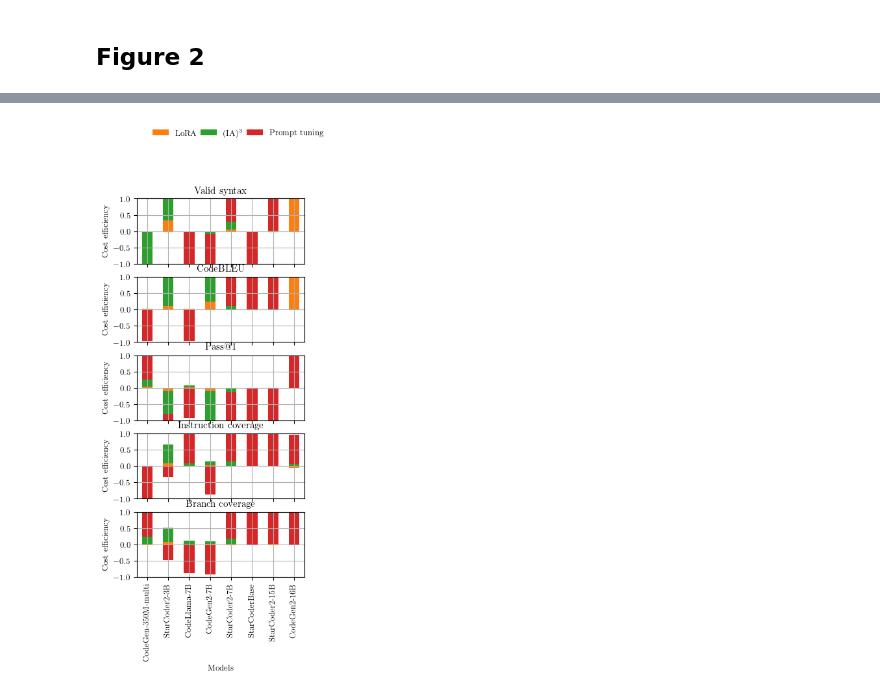
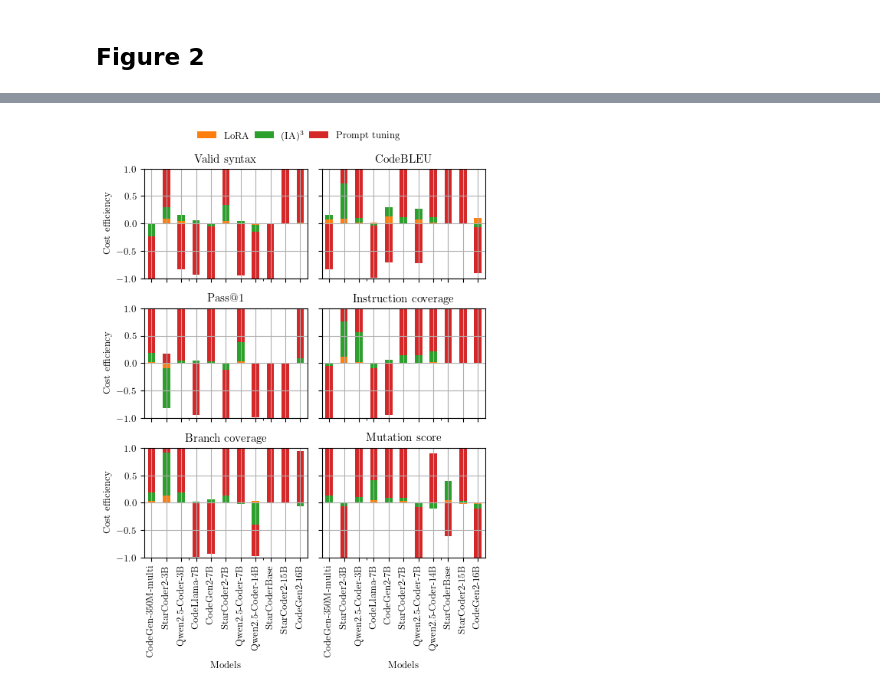
Before and after one commit to andstor/peft-unit-test-generation-replication-package, a Jupyter notebook: analysis/plots.ipynb, the cells around one changed output, grey strips where cells are left out. Drawn from its saved outputs; the diff is of its cells as text; code cells hidden in the pictures.

Commit message:
Update plots script

```diff
--- a/analysis/plots.ipynb
+++ b/analysis/plots.ipynb
@@ -73,13 +74,17 @@ model_order = [
     "codegen-350M-multi",
     "codegen2-1B_P",
     "starcoder2-3b",
+    "Qwen2.5-Coder-3B",
     "codegen2-3_7B_P",
     "CodeLlama-7b-hf",
     "codegen2-7B_P",
     "starcoder2-7b",
+    "Qwen2.5-Coder-7B",
+    "Qwen2.5-Coder-14B",
     "starcoderbase",
     "starcoder2-15b",
-    "codegen2-16B_P"]
+    "codegen2-16B_P"
+    ]
 
 model_mapping = {
     "codegen-350M-multi": "CodeGen-350M-multi",
@@ -88,18 +93,23 @@ model_mapping = {
     "codegen2-7B_P": "CodeGen2-7B",
     "codegen2-16B_P": "CodeGen2-16B",
     "CodeLlama-7b-hf": "CodeLlama-7B",
+    "Qwen2.5-Coder-7B": "Qwen2.5-Coder-7B",
     "starcoderbase": "StarCoderBase",
     "starcoder2-3b": "StarCoder2-3B",
     "starcoder2-7b": "StarCoder2-7B",
-    "starcoder2-15b": "StarCoder2-15B"
+    "starcoder2-15b": "StarCoder2-15B",
+    "Qwen2.5-Coder-3B": "Qwen2.5-Coder-3B",
+    "Qwen2.5-Coder-7B": "Qwen2.5-Coder-7B",
+    "Qwen2.5-Coder-14B": "Qwen2.5-Coder-14B",
     }
 
 column_mapping = {
     "valid_syntax": "Valid syntax",
-    "scores": "CodeBLEU",
+    "codebleu_scores": "CodeBLEU",
     "passing_rate": "Pass@1",
     "coverage_instruction": "Instruction coverage",
-    "coverage_branch": "Branch coverage"
+    "coverage_branch": "Branch coverage",
+    "mutation_score": "Mutation score",
 }
 # %% [markdown]
 ## Figures
@@ -118,7 +128,7 @@ datasets = {
     #'humaneval-x': '\\textsc{HumanEval-X\\textsubscript{java}}',
 }
 
-columns = ['valid_syntax', 'scores', 'passing_rate', 'coverage_instruction', 'coverage_branch']
+columns = ['valid_syntax', 'codebleu_scores','passing_rate', 'coverage_instruction', 'coverage_branch', 'mutation_score']
 # %%
 model_trainable_params =  pd.read_csv(DATA_DIR / 'params_data.csv', index_col=0)
 model_trainable_params.index = model_trainable_params.index.str.split('/').str[1]
@@ -161,55 +183,64 @@ data = data.astype(float).round(2)
 # %% [markdown]
 ## Figure 2
 # %%
-fig, axs = plt.subplots(5, 1, figsize=(7.00697, 7.00697), sharex=True, sharey=True)
-axs = axs.flatten()  # To index subplots in a flat list
+# Create 2-column, 3-row subplot grid
+fig, axs = plt.subplots(3, 2, figsize=(7.00697, 7.00697), sharex=True, sharey=True)
+axs = axs.flatten()  # Flatten for easier iteration
 
 method_colors = [color_map[name] for name in method_order if name not in ["pre-trained", "fine-tuning"]]
-#handles_order =[dict_legends[lo] for lo in method_order if lo not in ["pre-trained", "fine-tuning"]]
 method_names = [method_mapping[name] for name in method_order if name not in ["pre-trained", "fine-tuning"]]
 model_names = [model_mapping[name] for name in model_order]
-column_names = [column_mapping[name] for name in columns]
+tmp_column_mapping = column_mapping.copy()
 
-trainable_params_frac_df = model_trainable_params.div(model_trainable_params["pre-trained"],axis=0)
-trainable_params_frac_df = trainable_params_frac_df.drop(index="codegen2-1B_P").drop(index="codegen2-3_7B_P")
-temp_data = data.drop(index="codegen2-1B_P").drop(index="codegen2-3_7B_P")
+trainable_params_frac_df = model_trainable_params.div(model_trainable_params["pre-trained"], axis=0)
+trainable_params_frac_df = trainable_params_frac_df.drop(index=["codegen2-1B_P", "codegen2-3_7B_P"])
+temp_data = data.drop(index=["codegen2-1B_P", "codegen2-3_7B_P"])
 model_names.remove('CodeGen2-1B')
 model_names.remove('CodeGen2-3.7B')
 
-for idx, metric in enumerate(["valid_syntax", "scores", "passing_rate", "coverage_instruction", "coverage_branch"]):
-      increase_df = temp_data["methods2test_runnable"][metric].sub(temp_data["methods2test_runnable"][metric]["pre-trained"],axis=0)
-      relative_increase_df = increase_df.div(trainable_params_frac_df, axis=0)
-      relative_increase_normalized = relative_increase_df.div(relative_increase_df.abs().sum(axis=1), axis=0)
+metrics = ["valid_syntax", "codebleu_scores", "passing_rate", "coverage_instruction", "coverage_branch", "mutation_score"]
 
-      ax = axs[idx]
+for idx, metric in enumerate(metrics):
+    print(metric)
+    increase_df = temp_data["methods2test_runnable"][metric].sub(temp_data["methods2test_runnable"][metric]["pre-trained"], axis=0)
+    relative_increase_df = increase_df.div(trainable_params_frac_df, axis=0)
+    relative_increase_normalized = relative_increase_df.div(relative_increase_df.abs().sum(axis=1), axis=0)
 
-      relative_increase_normalized[["lora", "ia3", "prompt-tuning"]].sort_index(key=lambda x: x.map({v: i for i, v in enumerate(model_order)}))\
-            .plot( kind='bar', stacked=True, ax=ax, legend=False, color=method_colors)
+    ax = axs[idx]
 
-      if idx == len(axs) - 1:
-            ax.set_xticklabels(model_names, rotation=90, ha='center')
-            ax.set_xlabel('Models')
-      else:
-            ax.set_xticklabels([])  # hide x labels for top row
+    relative_increase_normalized[["lora", "ia3", "prompt-tuning"]].sort_index(
+        key=lambda x: x.map({v: i for i, v in enumerate(model_order)})
+    ).plot(kind='bar', stacked=True, ax=ax, legend=False, color=method_colors)
 
-      ax.set_ylabel('Cost efficiency')
-      ax.grid(True)
-      ax.set_ylim(bottom=-1, top=1)
-      ax.set_title(column_mapping[metric])
+    # Axis labels and titles
+    if idx >= 4:  # bottom row
+        ax.set_xticklabels(model_names, rotation=90, ha='center')
+        ax.set_xlabel('Models')
+    else:
+        ax.set_xticklabels([])
 
-# Show and save the plot
+    ax.set_ylabel('Cost efficiency')
+    ax.grid(True)
+    ax.set_ylim(bottom=-1, top=1)
+    ax.set_title(tmp_column_mapping[metric])
+
+# Shared legend
 ax = plt.gca()
 handles, labels = ax.get_legend_handles_labels()
 dict_legends = dict(zip(labels, handles))
-handles_order =[dict_legends[lo] for lo in method_order if lo not in ["pre-trained", "fine-tuning"]]
+handles_order = [dict_legends[lo] for lo in method_order if lo not in ["pre-trained", "fine-tuning"]]
 method_names = [method_mapping[name] for name in method_order if name not in ["pre-trained", "fine-tuning"]]
-fig.legend(handles_order, method_names, loc='lower right', ncol=3, frameon=False, columnspacing=0.5, bbox_to_anchor=(0,0.99,1.02,0.2),)
-#fig.supylabel("Relative importance", fontsize=12)
-#7.00697in 3.3374in 8.66367in
-fig.set_size_inches(w=3.3374, h=(7.566))
+
+fig.legend(
+    handles_order, method_names, loc='lower center', ncol=3, frameon=False,
+    columnspacing=0.5, bbox_to_anchor=(0, 0.99, 1.02, 0.2),
+)
+
+fig.set_size_inches(w=5.25, h=(7))
+fig.tight_layout()
 plt.show()
-fig.tight_layout()
+
 fig.savefig('../figures/cost_efficiency.pdf', bbox_inches='tight')
-ax.xaxis.set_tick_params(pad=-2.5)
+axs[-1].xaxis.set_tick_params(pad=-2.5)
 fig.savefig('../figures/cost_efficiency.pgf', bbox_inches='tight')
 # %% [output]
@@ -216 +253 @@ fig.savefig('../figures/cost_efficiency.pgf', bbox_inches='tight')
-[figure, old version]
+[figure, new version]
```
Also changed, not shown: parts of 9 cells of this notebook.
